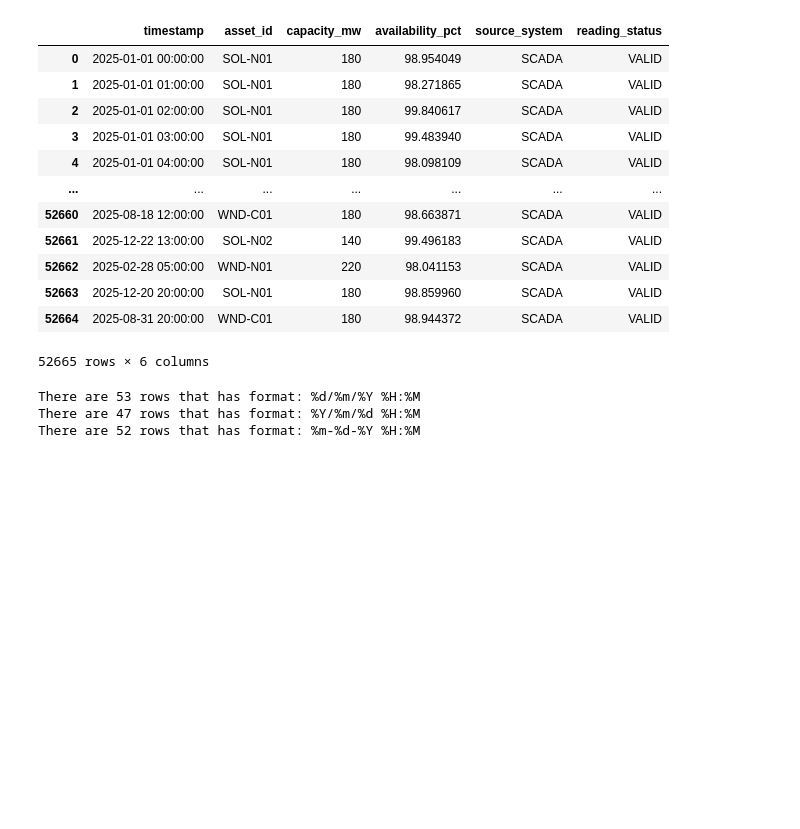
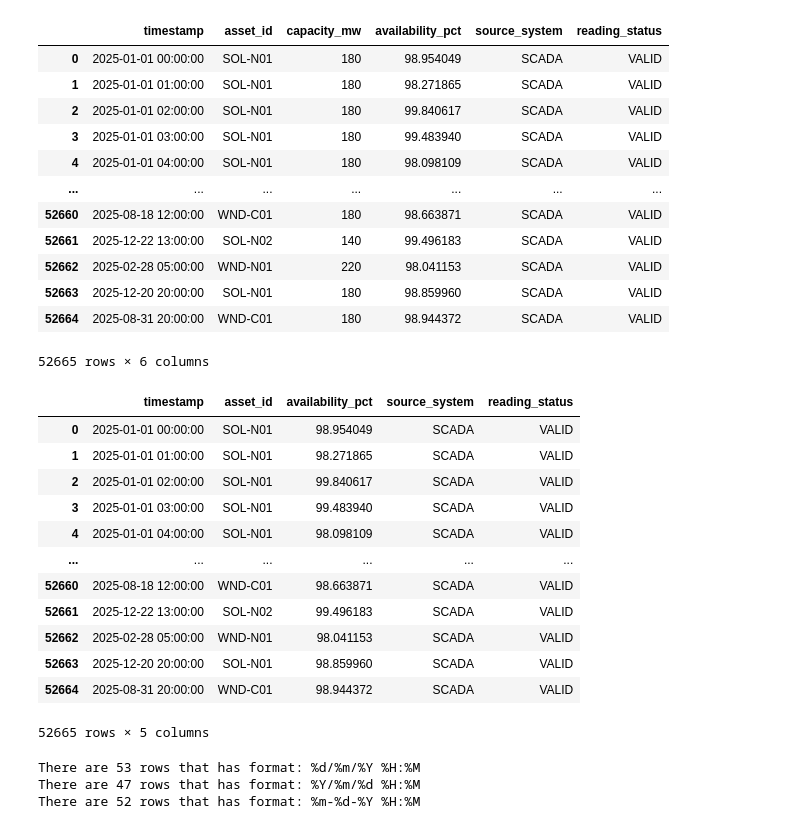
Before and after one commit to sadamhabnawi28/GreenGrid_Energy_Project, a Jupyter notebook: scripts/data_cleaning.ipynb, the cells around one changed output. Drawn from its saved outputs; the diff is of its cells as text; code cells hidden in the pictures; blank space fills up the shorter version.

```diff
--- a/scripts/data_cleaning.ipynb
+++ b/scripts/data_cleaning.ipynb
@@ -595,6 +611,22 @@ df_scada
 | 52663 | 2025-12-20 20:00:00 | SOL-N01 | 180 | 98.859960 | SCADA | VALID |
 | 52664 | 2025-08-31 20:00:00 | WND-C01 | 180 | 98.944372 | SCADA | VALID |
 52665 rows × 6 columns
+# %%
+df_scada.drop(columns="capacity_mw")
+# %% [output]
+|  | timestamp | asset_id | availability_pct | source_system | reading_status |
+| 0 | 2025-01-01 00:00:00 | SOL-N01 | 98.954049 | SCADA | VALID |
+| 1 | 2025-01-01 01:00:00 | SOL-N01 | 98.271865 | SCADA | VALID |
+| 2 | 2025-01-01 02:00:00 | SOL-N01 | 99.840617 | SCADA | VALID |
+| 3 | 2025-01-01 03:00:00 | SOL-N01 | 99.483940 | SCADA | VALID |
+| 4 | 2025-01-01 04:00:00 | SOL-N01 | 98.098109 | SCADA | VALID |
+| ... | ... | ... | ... | ... | ... |
+| 52660 | 2025-08-18 12:00:00 | WND-C01 | 98.663871 | SCADA | VALID |
+| 52661 | 2025-12-22 13:00:00 | SOL-N02 | 99.496183 | SCADA | VALID |
+| 52662 | 2025-02-28 05:00:00 | WND-N01 | 98.041153 | SCADA | VALID |
+| 52663 | 2025-12-20 20:00:00 | SOL-N01 | 98.859960 | SCADA | VALID |
+| 52664 | 2025-08-31 20:00:00 | WND-C01 | 98.944372 | SCADA | VALID |
+52665 rows × 5 columns
 # %%
 df_scada["region"] = None
 for idx in range(len(df_scada)):
```
Also changed, not shown: parts of 1 cell of this notebook, 5 other files.
